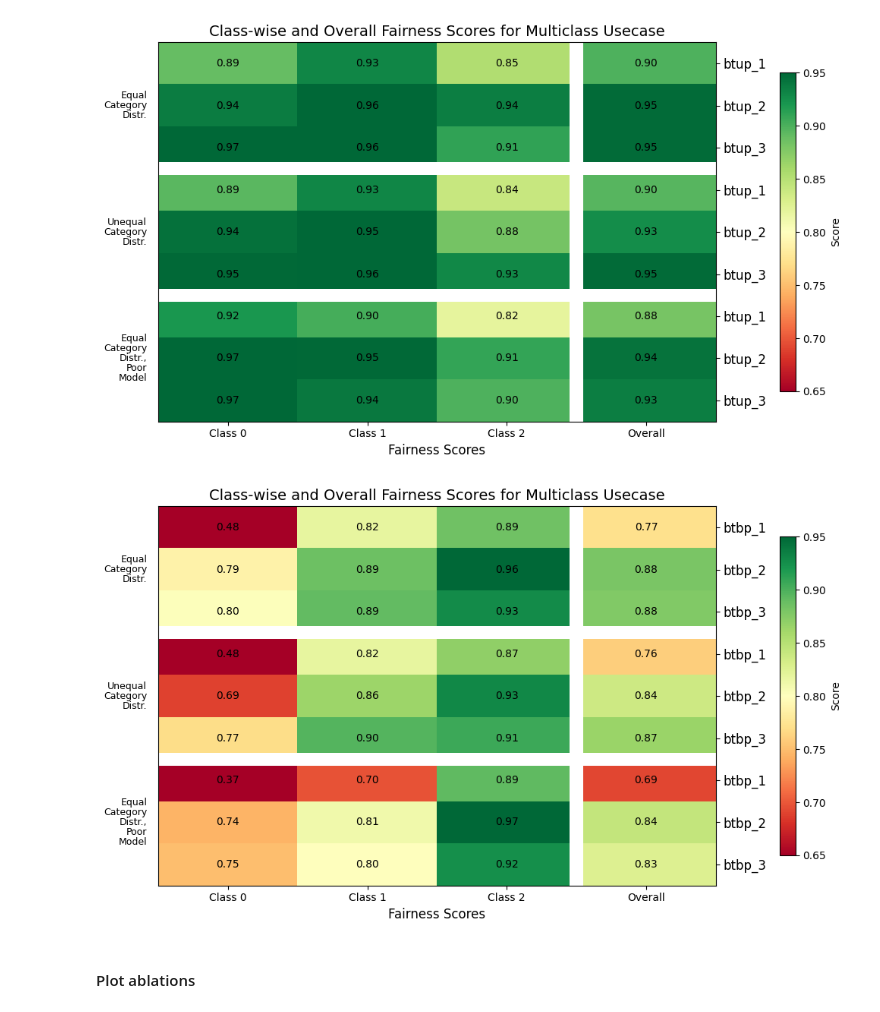
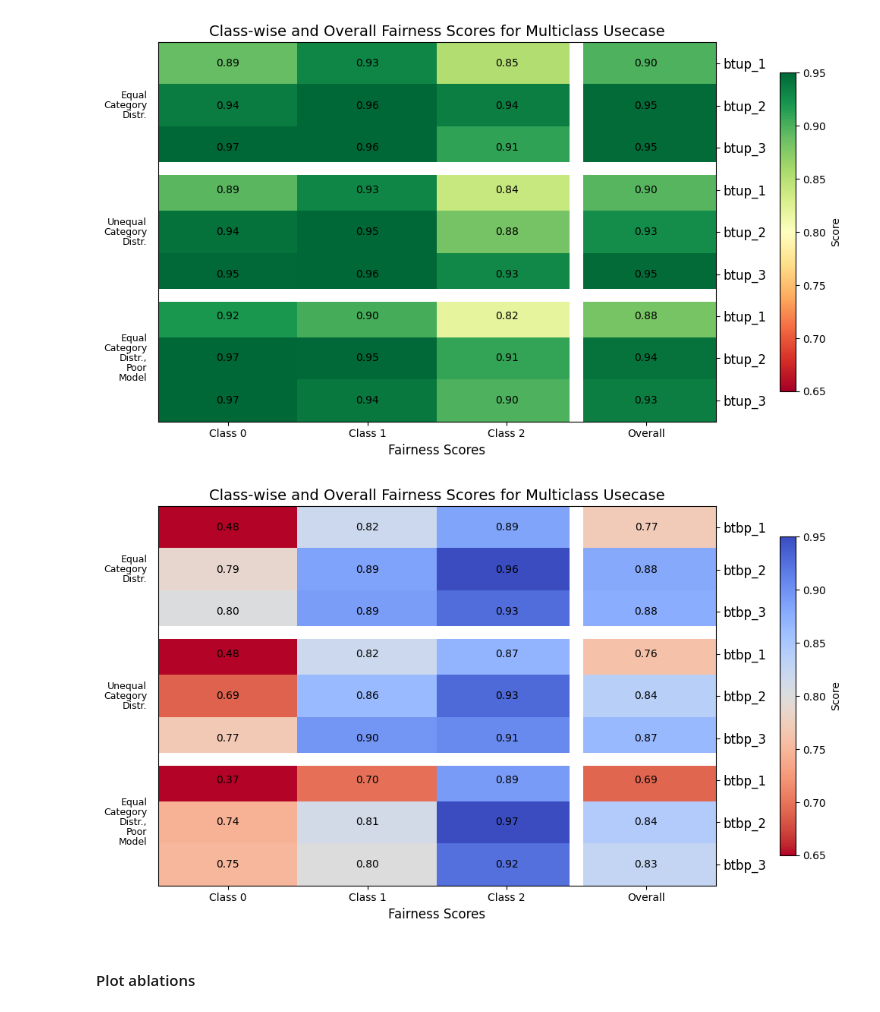
Before and after one commit to arushi-jain-27/bias_and_fairness, a Jupyter notebook: plots/plots.ipynb, the cells around one changed output. Cells and saved outputs as stored; diff of their text form; code cells hidden in the pictures.

Commit message:
Update chart colors

```diff
--- a/plots/plots.ipynb
+++ b/plots/plots.ipynb
@@ -525,12 +523,12 @@ plot_grouped_heatmap(df)
 # %% [output]
 [figure]
 # %%
-df = pd.read_excel('../results/classification_simulations.xlsx')
-df = add_category_description(df)
-df = df[df['Protected_Feature'] == 'BTBP']
-plot_grouped_heatmap(df)
+# df = pd.read_excel('../results/classification_simulations.xlsx')
+# df = add_category_description(df)
+# df = df[df['Protected_Feature'] == 'BTBP']
+plot_grouped_heatmap(df, cmap="coolwarm_r")
 # %% [output]
-[figure, old version]
+[figure, new version]
 # %% [markdown]
 #### Plot ablations
 # %%
```
Also changed, not shown: parts of 3 cells of this notebook, 2 other files.
